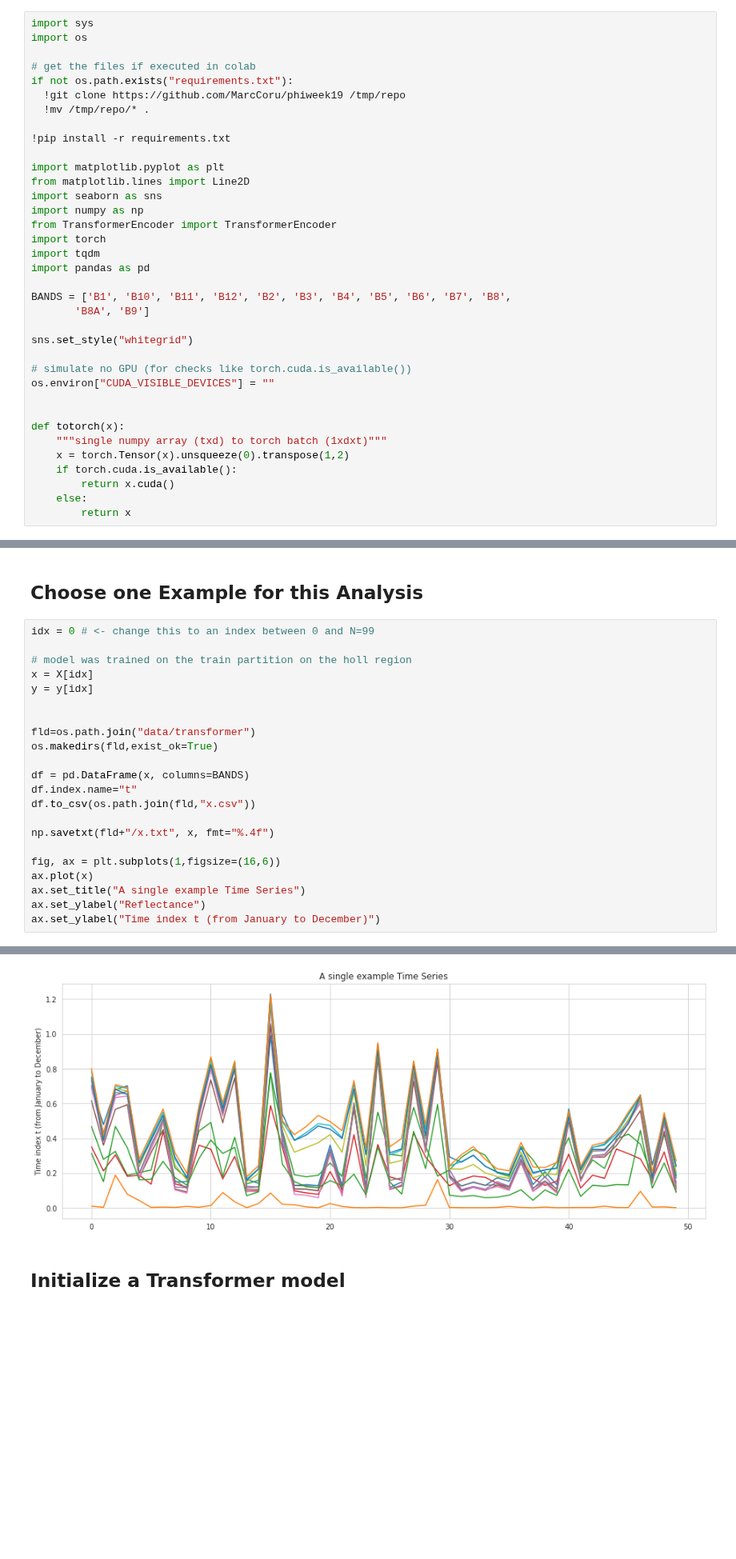
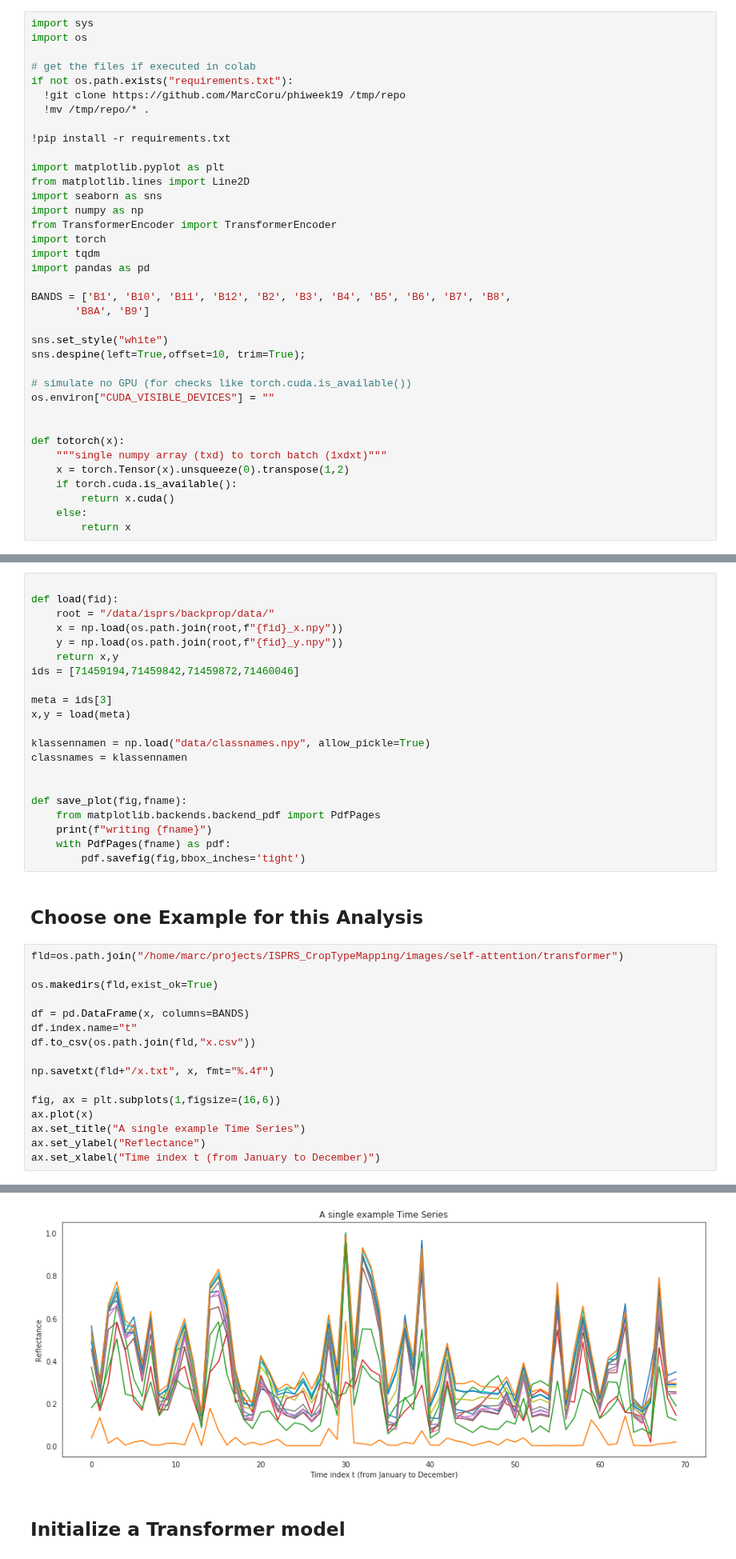
Before and after one commit to MarcCoru/crop-type-mapping, a Jupyter notebook: notebooks/Transformer.ipynb, the cells around one changed output, grey strips where cells are left out. Shown at 80% size. Drawn from its saved outputs; the diff is of its cells as text; blank space fills up the shorter version.

```diff
--- a/notebooks/Transformer.ipynb
+++ b/notebooks/Transformer.ipynb
@@ -31,7 +31,8 @@ import pandas as pd
 BANDS = ['B1', 'B10', 'B11', 'B12', 'B2', 'B3', 'B4', 'B5', 'B6', 'B7', 'B8',
        'B8A', 'B9']
 
-sns.set_style("whitegrid")
+sns.set_style("white")
+sns.despine(left=True,offset=10, trim=True);
 
 # simulate no GPU (for checks like torch.cuda.is_available())
 os.environ["CUDA_VISIBLE_DEVICES"] = ""
@@ -113,14 +74,29 @@ Maximal 3 Jahre nichtlandwirtschaftlich genutzte Fläche (z. B. Holzlager)
+# %%
+
+def load(fid):
+    root = "/data/isprs/backprop/data/"
+    x = np.load(os.path.join(root,f"{fid}_x.npy"))
+    y = np.load(os.path.join(root,f"{fid}_y.npy"))
+    return x,y
+ids = [71459194,71459842,71459872,71460046]
+
+meta = ids[3]
+x,y = load(meta)
+
+klassennamen = np.load("data/classnames.npy", allow_pickle=True)
+classnames = klassennamen
+
+
+def save_plot(fig,fname):
+    from matplotlib.backends.backend_pdf import PdfPages
+    print(f"writing {fname}")
+    with PdfPages(fname) as pdf:
+        pdf.savefig(fig,bbox_inches='tight')
 # %% [markdown]
 ## Choose one Example for this Analysis
 # %%
-idx = 0 # <- change this to an index between 0 and N=99
+fld=os.path.join("/home/marc/projects/ISPRS_CropTypeMapping/images/self-attention/transformer")
 
-# model was trained on the train partition on the holl region
-x = X[idx]
-y = y[idx]
-
-
-fld=os.path.join("data/transformer")
 os.makedirs(fld,exist_ok=True)
 
 df = pd.DataFrame(x, columns=BANDS)
@@ -133,5 +109,5 @@ fig, ax = plt.subplots(1,figsize=(16,6))
 ax.plot(x)
 ax.set_title("A single example Time Series")
 ax.set_ylabel("Reflectance")
-ax.set_ylabel("Time index t (from January to December)")
+ax.set_xlabel("Time index t (from January to December)")
 # %% [output]
@@ -139,4 +115,4 @@ Text(0, 0.5, 'Time index t (from January to December)')
-[figure, old version]
+[figure, new version]
 # %% [markdown]
 ## Initialize a Transformer model
 # %%
```
Also changed, not shown: parts of 11 cells of this notebook, 7 other files.
